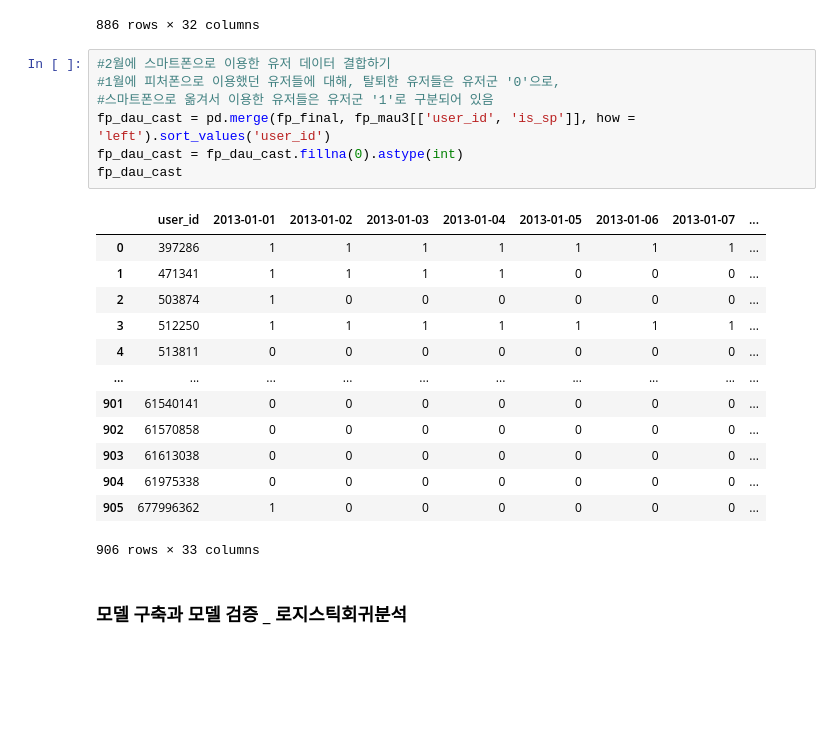
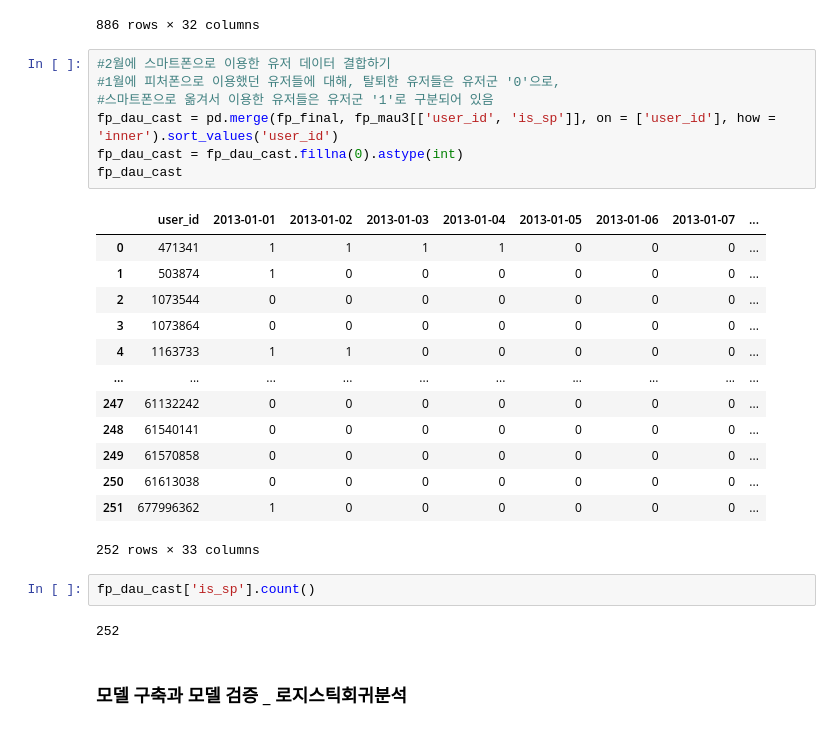
Before and after one commit to maaanseop/game_data-analysis-, a Jupyter notebook: chapter5.로지스틱 회귀분석-유저 행동 예측.ipynb, the cells around one changed output. Drawn from its saved outputs; the diff is of its cells as text; blank space fills up the shorter version.

```diff
--- a/chapter5.로지스틱 회귀분석-유저 행동 예측.ipynb
+++ b/chapter5.로지스틱 회귀분석-유저 행동 예측.ipynb
@@ -218,24 +225,28 @@ See the caveats in the documentation: https://pandas.pydata.org/pandas-docs/stab
 # %%
 #2월에 스마트폰으로 이용한 유저 데이터 결합하기
 #1월에 피처폰으로 이용했던 유저들에 대해, 탈퇴한 유저들은 유저군 '0'으로,
 #스마트폰으로 옮겨서 이용한 유저들은 유저군 '1'로 구분되어 있음
-fp_dau_cast = pd.merge(fp_final, fp_mau3[['user_id', 'is_sp']], how = 'left').sort_values('user_id')
+fp_dau_cast = pd.merge(fp_final, fp_mau3[['user_id', 'is_sp']], on = ['user_id'], how = 'inner').sort_values('user_id')
 fp_dau_cast = fp_dau_cast.fillna(0).astype(int)
 fp_dau_cast
 # %% [output]
 |  | user_id | 2013-01-01 | 2013-01-02 | 2013-01-03 | 2013-01-04 | 2013-01-05 | 2013-01-06 | 2013-01-07 | ... |
-| 0 | 397286 | 1 | 1 | 1 | 1 | 1 | 1 | 1 | ... |
-| 1 | 471341 | 1 | 1 | 1 | 1 | 0 | 0 | 0 | ... |
-| 2 | 503874 | 1 | 0 | 0 | 0 | 0 | 0 | 0 | ... |
-| 3 | 512250 | 1 | 1 | 1 | 1 | 1 | 1 | 1 | ... |
-| 4 | 513811 | 0 | 0 | 0 | 0 | 0 | 0 | 0 | ... |
+| 0 | 471341 | 1 | 1 | 1 | 1 | 0 | 0 | 0 | ... |
+| 1 | 503874 | 1 | 0 | 0 | 0 | 0 | 0 | 0 | ... |
+| 2 | 1073544 | 0 | 0 | 0 | 0 | 0 | 0 | 0 | ... |
+| 3 | 1073864 | 0 | 0 | 0 | 0 | 0 | 0 | 0 | ... |
+| 4 | 1163733 | 1 | 1 | 0 | 0 | 0 | 0 | 0 | ... |
 | ... | ... | ... | ... | ... | ... | ... | ... | ... | ... |
-| 901 | 61540141 | 0 | 0 | 0 | 0 | 0 | 0 | 0 | ... |
-| 902 | 61570858 | 0 | 0 | 0 | 0 | 0 | 0 | 0 | ... |
-| 903 | 61613038 | 0 | 0 | 0 | 0 | 0 | 0 | 0 | ... |
-| 904 | 61975338 | 0 | 0 | 0 | 0 | 0 | 0 | 0 | ... |
-| 905 | 677996362 | 1 | 0 | 0 | 0 | 0 | 0 | 0 | ... |
+| 247 | 61132242 | 0 | 0 | 0 | 0 | 0 | 0 | 0 | ... |
+| 248 | 61540141 | 0 | 0 | 0 | 0 | 0 | 0 | 0 | ... |
+| 249 | 61570858 | 0 | 0 | 0 | 0 | 0 | 0 | 0 | ... |
+| 250 | 61613038 | 0 | 0 | 0 | 0 | 0 | 0 | 0 | ... |
+| 251 | 677996362 | 1 | 0 | 0 | 0 | 0 | 0 | 0 | ... |
-906 rows × 33 columns
+252 rows × 33 columns
+# %%
+fp_dau_cast['is_sp'].count()
+# %% [output]
+252
 # %% [markdown]
 ### 모델 구축과 모델 검증 _ 로지스틱회귀분석
 # %%
```
Also changed, not shown: parts of 2 cells of this notebook.
